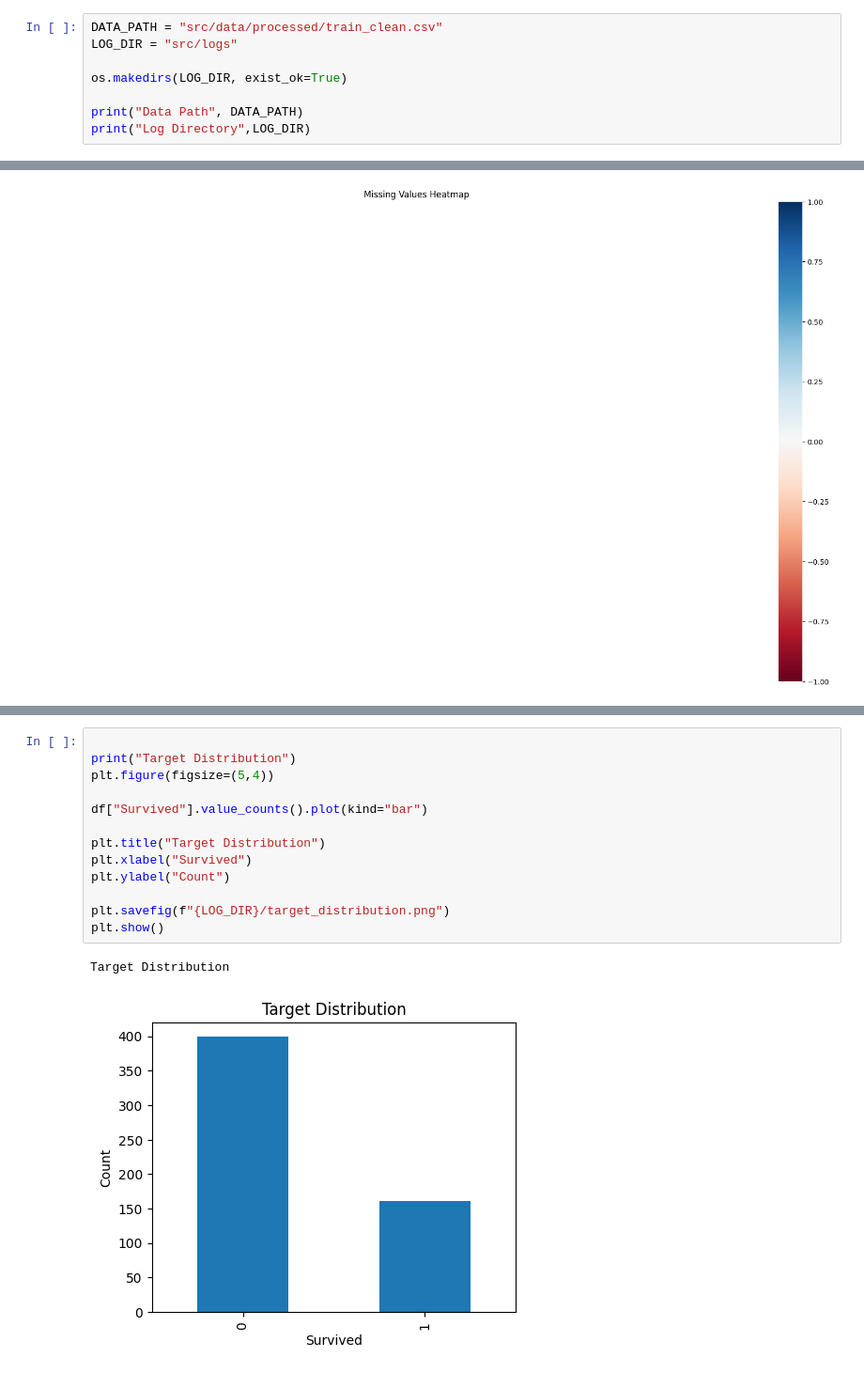
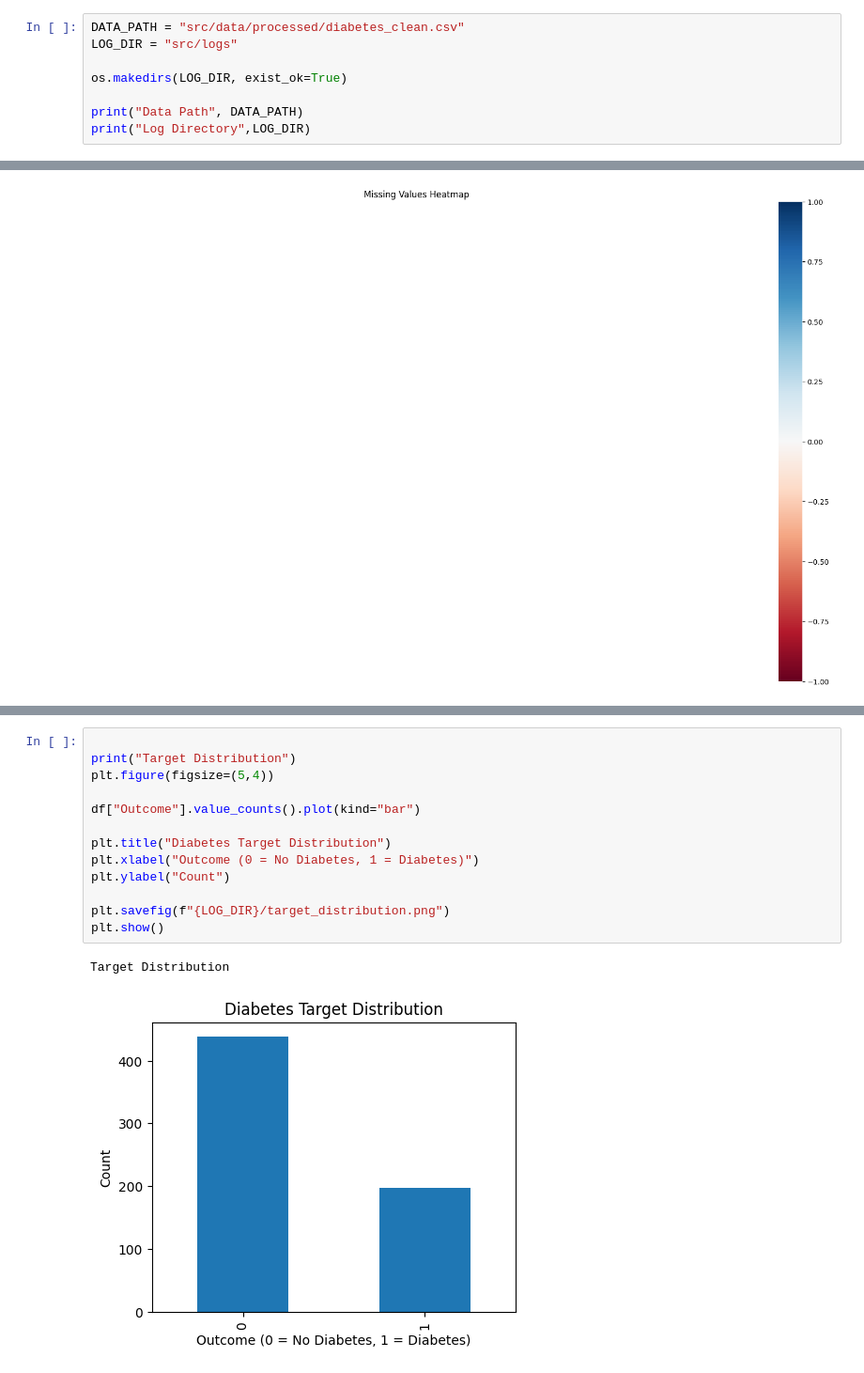
Before and after one commit to aadityashestabit/Aaditya_Sharma_Trainee_Hestabit, a Jupyter notebook: Week_6/src/notebooks/EDA.ipynb, the cells around one changed output, grey strips where cells are left out. Shown at 94% size. Saved outputs shown, nothing was run; the diff lists cells and outputs as text.

Commit message:
Add diabetes dataset and modify files acc.

```diff
--- a/Week_6/src/notebooks/EDA.ipynb
+++ b/Week_6/src/notebooks/EDA.ipynb
@@ -16,7 +16,7 @@ print("Libraries Imported")
 # %% [output]
 Libraries Imported
 # %%
-DATA_PATH = "src/data/processed/train_clean.csv"
+DATA_PATH = "src/data/processed/diabetes_clean.csv"
 LOG_DIR = "src/logs"
 
 os.makedirs(LOG_DIR, exist_ok=True)
@@ -119,19 +119,19 @@ Correlation Matrix
 # %%
 
 print("Target Distribution")
 plt.figure(figsize=(5,4))
 
-df["Survived"].value_counts().plot(kind="bar")
+df["Outcome"].value_counts().plot(kind="bar")
 
-plt.title("Target Distribution")
-plt.xlabel("Survived")
+plt.title("Diabetes Target Distribution")
+plt.xlabel("Outcome (0 = No Diabetes, 1 = Diabetes)")
 plt.ylabel("Count")
 
 plt.savefig(f"{LOG_DIR}/target_distribution.png")
 plt.show()
 # %% [output]
 Target Distribution
-[figure, old version]
+[figure, new version]
 # %%
 print("Feature Distributions")
 
```
Also changed, not shown: parts of 7 cells of this notebook, 9 other files.
